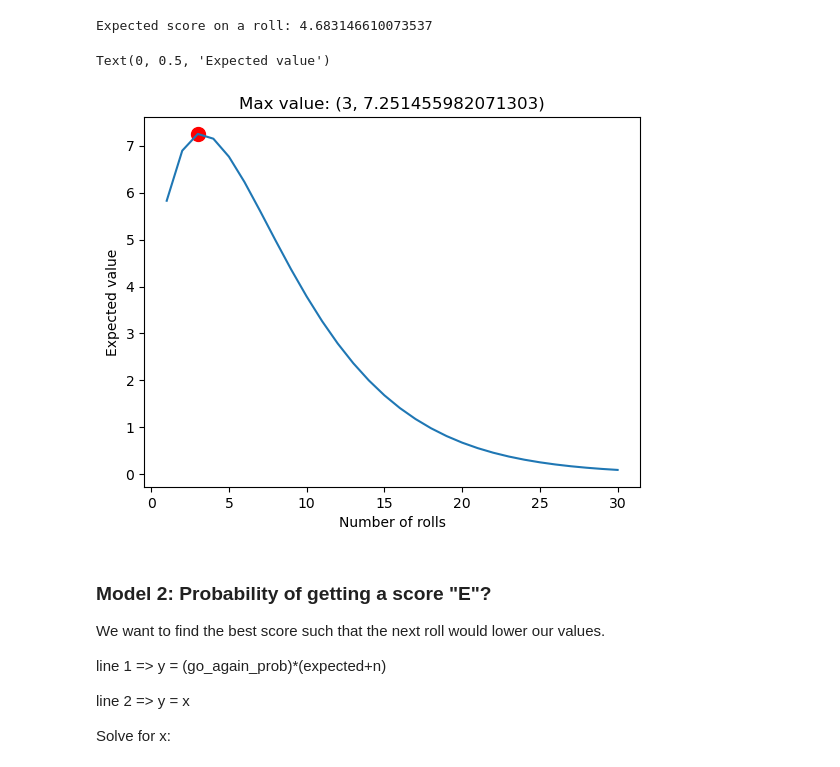
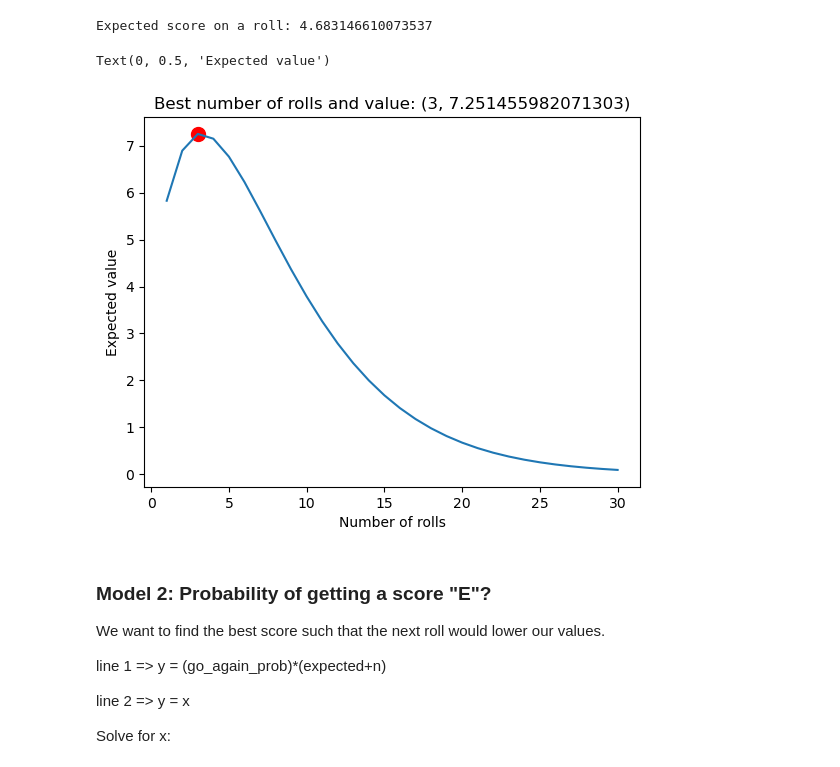
Before and after one commit to raanreye/Pass-the-Pigs-numberphile, a Jupyter notebook: PassThePigs.ipynb, the cells around one changed output. Drawn from its saved outputs; the diff is of its cells as text; code cells hidden in the pictures.

Commit message:
Fix images

```diff
--- a/PassThePigs.ipynb
+++ b/PassThePigs.ipynb
@@ -126,26 +126,26 @@ Expected score on a roll: 4.683146610073537
 # %%
 # Total score on n rolls
 n_val = 30
 
 def score_n_rolls(n):
     return (go_again_prob**n)*expected*n
 
 values_n = [score_n_rolls(n+1) for n in range(1,n_val+1)]
 
 plt.plot(range(1,n_val+1),values_n)
 
 # Find the max y-value and its corresponding x-value
 max_y = max(values_n)
 max_x = range(1,n_val+1)[values_n.index(max_y)]
 
 # Highlight the maximum point
 plt.scatter(max_x, max_y, color='red', s=100, label='Max value')  # 's' is the size of the marker
-plt.title(f'Max value: ({max_x}, {max_y})')
+plt.title(f'Best number of rolls and value: ({max_x}, {max_y})')
 plt.xlabel('Number of rolls')
 plt.ylabel('Expected value')
 # %% [output]
 Text(0, 0.5, 'Expected value')
-[figure, old version]
+[figure, new version]
 # %% [markdown]
 ### Model 2: Probability of getting a score "E"?
 
```
Also changed, not shown: 1 other file.
